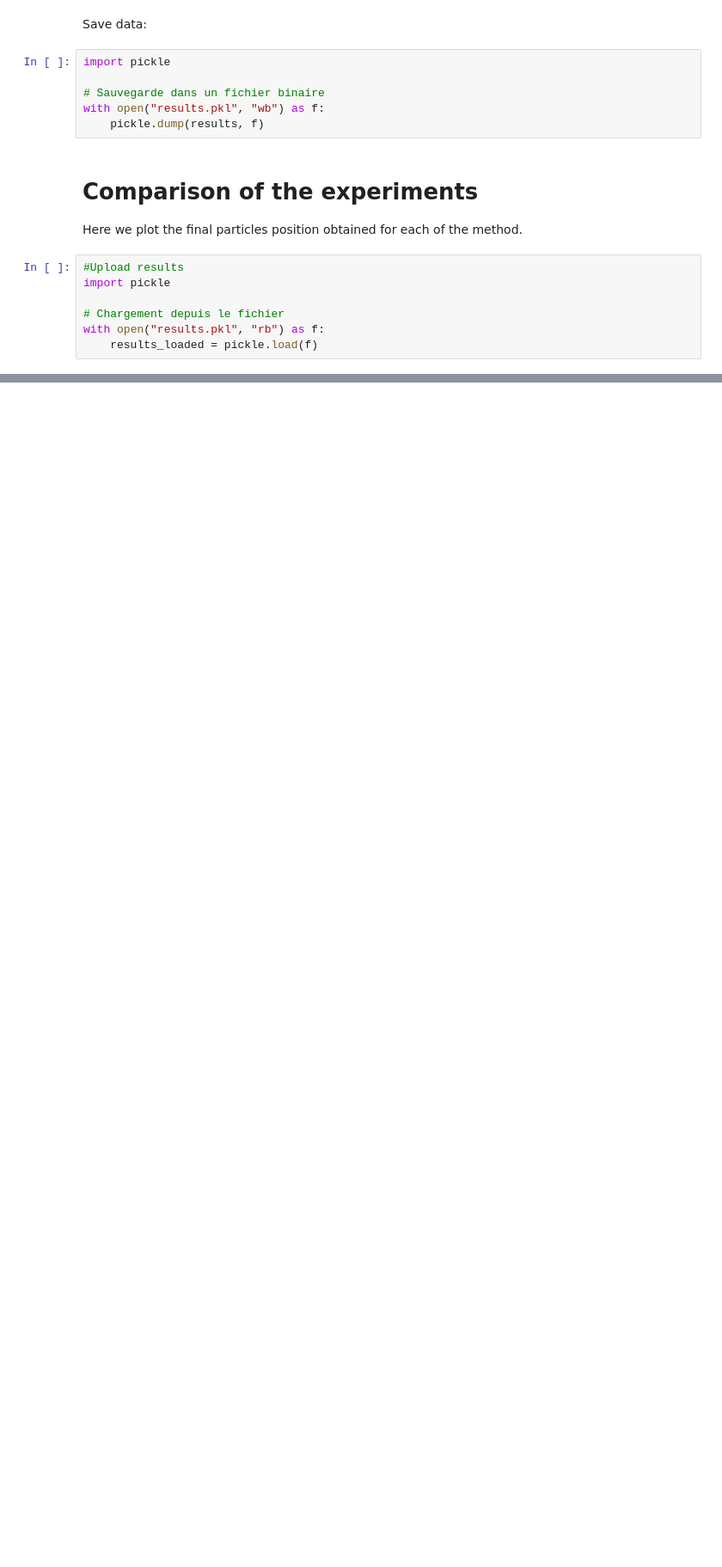
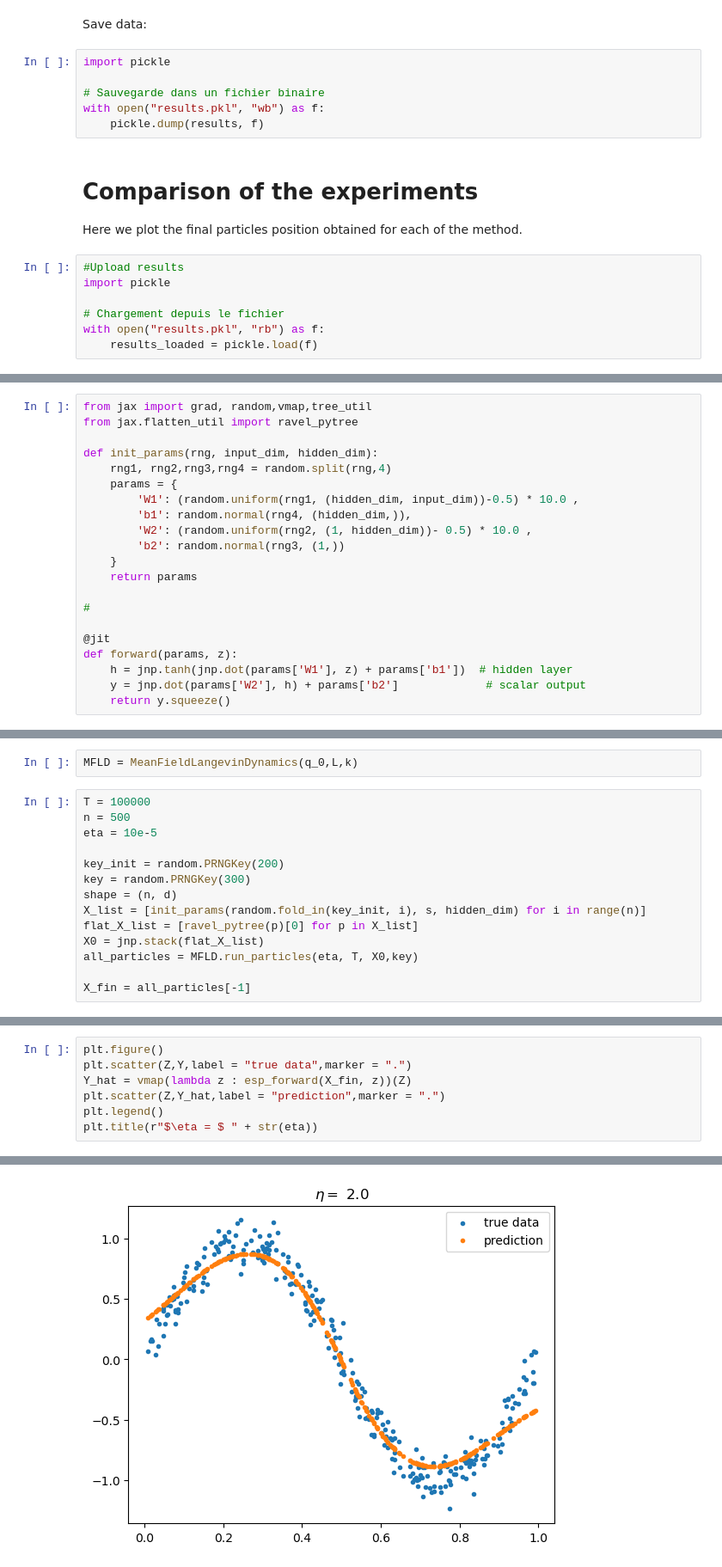
Before and after one commit to congyewang/kgd-code, a Jupyter notebook: figure-2.ipynb, the cells around one changed output, grey strips where cells are left out. Shown at 86% size. Drawn from its saved outputs; the diff is of its cells as text; blank space fills up the shorter version.

```diff
--- a/figure-2.ipynb
+++ b/figure-2.ipynb
@@ -253,0 +317,21 @@ plt.show()
+# %%
+from jax import grad, random,vmap,tree_util
+from jax.flatten_util import ravel_pytree
+
+def init_params(rng, input_dim, hidden_dim):
+    rng1, rng2,rng3,rng4 = random.split(rng,4)
+    params = {
+        'W1': (random.uniform(rng1, (hidden_dim, input_dim))-0.5) * 10.0 ,
+        'b1': random.normal(rng4, (hidden_dim,)),
+        'W2': (random.uniform(rng2, (1, hidden_dim))- 0.5) * 10.0 ,
+        'b2': random.normal(rng3, (1,))
+    }
+    return params
+
+#
+
+@jit
+def forward(params, z):
+    h = jnp.tanh(jnp.dot(params['W1'], z) + params['b1'])  # hidden layer
+    y = jnp.dot(params['W2'], h) + params['b2']             # scalar output
+    return y.squeeze()
@@ -253,0 +405,16 @@ plt.show()
+# %%
+MFLD = MeanFieldLangevinDynamics(q_0,L,k)
+# %%
+T = 100000
+n = 500
+eta = 10e-5
+
+key_init = random.PRNGKey(200)
+key = random.PRNGKey(300)
+shape = (n, d)
+X_list = [init_params(random.fold_in(key_init, i), s, hidden_dim) for i in range(n)]
+flat_X_list = [ravel_pytree(p)[0] for p in X_list]
+X0 = jnp.stack(flat_X_list)
+all_particles = MFLD.run_particles(eta, T, X0,key)
+
+X_fin = all_particles[-1]
@@ -253,0 +445,8 @@ plt.show()
+# %%
+plt.figure()
+plt.scatter(Z,Y,label = "true data",marker = ".")
+Y_hat = vmap(lambda z : esp_forward(X_fin, z))(Z)
+plt.scatter(Z,Y_hat,label = "prediction",marker = ".")
+plt.legend()
+plt.title(r"$\eta = $ " + str(eta))
+# %% [output]
@@ -253,0 +454 @@ plt.show()
+[figure, added]
```
Also changed, not shown: parts of 23 cells of this notebook, 4 other files.
